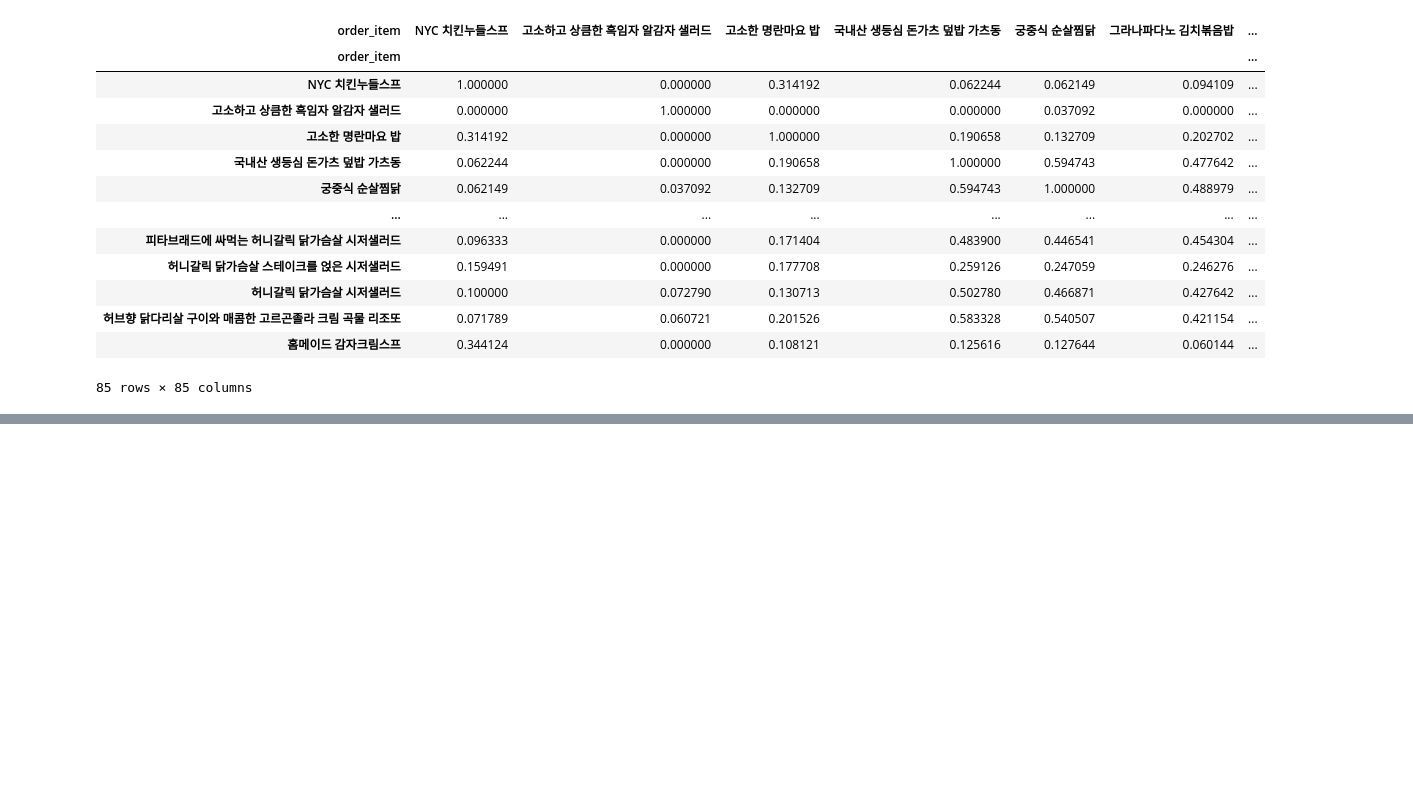
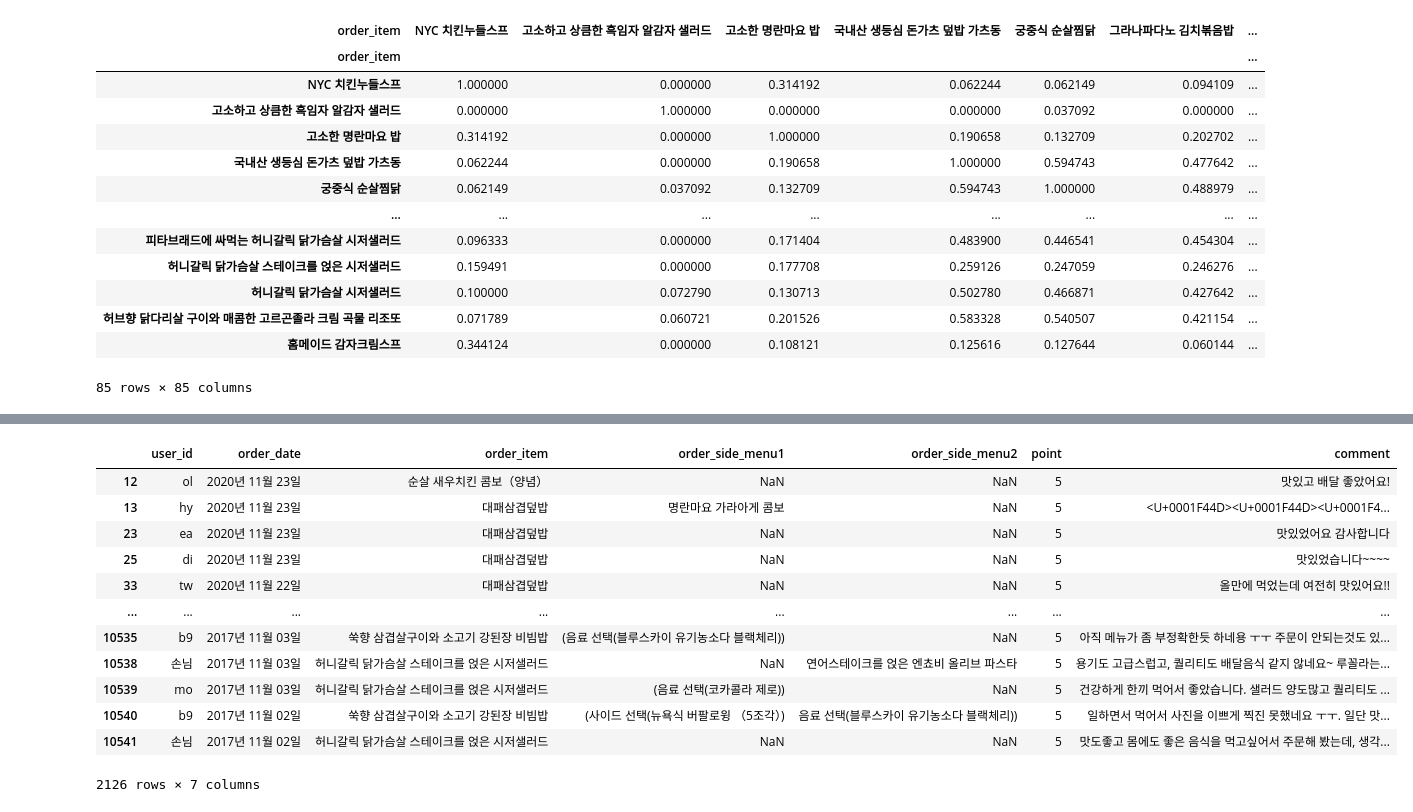
Before and after one commit to lee-dk/Final_Project, a Jupyter notebook: yogiyo/yogiyo.ipynb, the cells around one changed output, grey strips where cells are left out. Saved outputs shown, nothing was run; the diff lists cells and outputs as text; code cells hidden in the pictures; blank space fills up the shorter version.

```diff
--- a/yogiyo/yogiyo.ipynb
+++ b/yogiyo/yogiyo.ipynb
@@ -191,0 +355,16 @@ Name: dk, dtype: float64
+# %%
+predictions
+# %% [output]
+|  | user_id | order_date | order_item | order_side_menu1 | order_side_menu2 | point | comment |
+| 12 | ol | 2020년 11월 23일 | 순살 새우치킨 콤보（양념） | NaN | NaN | 5 | 맛있고 배달 좋았어요! |
+| 13 | hy | 2020년 11월 23일 | 대패삼겹덮밥 | 명란마요 가라아게 콤보 | NaN | 5 | <U+0001F44D><U+0001F44D><U+0001F4... |
+| 23 | ea | 2020년 11월 23일 | 대패삼겹덮밥 | NaN | NaN | 5 | 맛있었어요 감사합니다 |
+| 25 | di | 2020년 11월 23일 | 대패삼겹덮밥 | NaN | NaN | 5 | 맛있었습니다~~~~ |
+| 33 | tw | 2020년 11월 22일 | 대패삼겹덮밥 | NaN | NaN | 5 | 올만에 먹었는데 여전히 맛있어요!! |
+| ... | ... | ... | ... | ... | ... | ... | ... |
+| 10535 | b9 | 2017년 11월 03일 | 쑥향 삼겹살구이와 소고기 강된장 비빔밥 | (음료 선택(블루스카이 유기농소다 블랙체리)) | NaN | 5 | 아직 메뉴가 좀 부정확한듯 하네용 ㅜㅜ 주문이 안되는것도 있... |
+| 10538 | 손님 | 2017년 11월 03일 | 허니갈릭 닭가슴살 스테이크를 얹은 시저샐러드 | NaN | 연어스테이크를 얹은 엔쵸비 올리브 파스타 | 5 | 용기도 고급스럽고, 퀄리티도 배달음식 같지 않네요~ 루꼴라는... |
+| 10539 | mo | 2017년 11월 03일 | 허니갈릭 닭가슴살 스테이크를 얹은 시저샐러드 | (음료 선택(코카콜라 제로)) | NaN | 5 | 건강하게 한끼 먹어서 좋았습니다. 샐러드 양도많고 퀄리티도 ... |
+| 10540 | b9 | 2017년 11월 02일 | 쑥향 삼겹살구이와 소고기 강된장 비빔밥 | (사이드 선택(뉴욕식 버팔로윙 （5조각）) | 음료 선택(블루스카이 유기농소다 블랙체리)) | 5 | 일하면서 먹어서 사진을 이쁘게 찍진 못했네요 ㅜㅜ. 일단 맛... |
+| 10541 | 손님 | 2017년 11월 02일 | 허니갈릭 닭가슴살 스테이크를 얹은 시저샐러드 | NaN | NaN | 5 | 맛도좋고 몸에도 좋은 음식을 먹고싶어서 주문해 봤는데, 생각... |
+2126 rows × 7 columns
```
Also changed, not shown: parts of 15 cells of this notebook.
